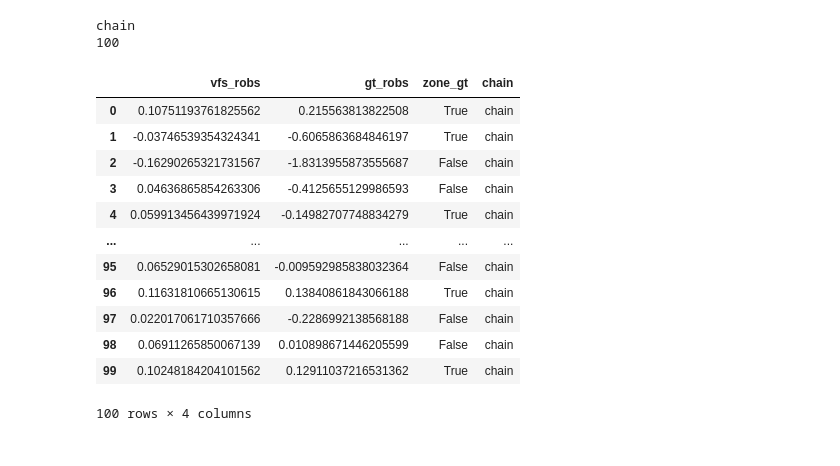
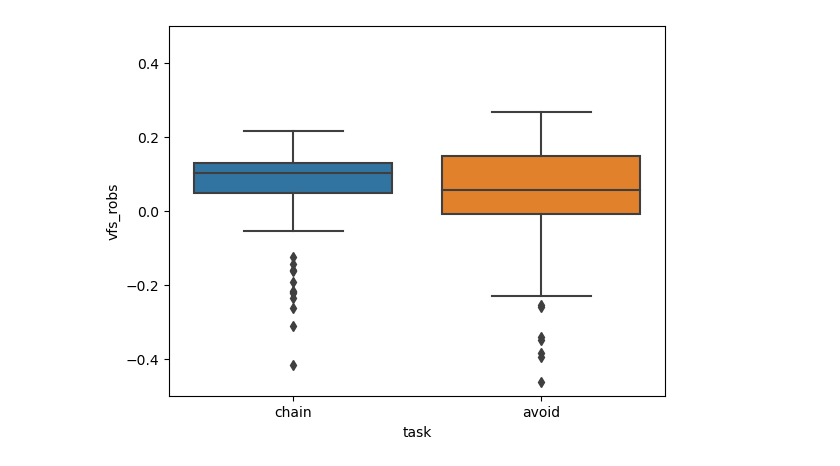
Before and after one commit to harryting-yiting/VFSTL, a Jupyter notebook: VFSTL/controller_evaluation_result/box_plot.ipynb, the cells around one changed output. Cells and saved outputs as stored; diff of their text form; code cells hidden in the pictures.

```diff
--- a/VFSTL/controller_evaluation_result/box_plot.ipynb
+++ b/VFSTL/controller_evaluation_result/box_plot.ipynb
@@ -18,33 +18,24 @@ def task_df(vfs_filepath, gt_filepath, zone_filepath, task_name):
     task_names = np.repeat(task_name, len(zone_gt))
 
     combined = np.stack((vfs_robs, gt_robs, zone_gt, task_names), axis=1)
-    column_vales = ['vfs_robs', 'gt_robs', 'zone_gt', task_name]
+    column_vales = ['vfs_robs', 'gt_robs', 'zone_gt', 'task']
 
     df = pd.DataFrame(data=combined, columns=column_vales)
     return df
 # %%
 # construct dataframe with [vfs_robs, gt_robs, zone_gt]
-chain_vfs_path = '/app/vfstl/src/VFSTL/controller_evaluation_result/vfs_robs_mcts_mpc_chain_expolre1_20240322_070715.pt'
-chain_gt_path = '/app/vfstl/src/VFSTL/controller_evaluation_result/ground_truth_mcts_mpc_chain_expolre1_20240322_070715.pt'
-chain_zone_path = '/app/vfstl/src/VFSTL/controller_evaluation_result/zone_truth_mcts_mpc_chain_expolre1_20240322_070715.pt'
+chain_vfs_path = '/app/vfstl/src/VFSTL/controller_evaluation_result/vfs_robs__mcts_mpc_chain_3c3_20240321_162656.pt'
+chain_gt_path = '/app/vfstl/src/VFSTL/controller_evaluation_result/ground_truth_mcts_mpc_chain_3c3_20240321_162656.pt'
+chain_zone_path = '/app/vfstl/src/VFSTL/controller_evaluation_result/zone_truth__mcts_mpc_chain_3c3_20240321_162656.pt'
 
-df = task_df(chain_vfs_path, chain_gt_path, chain_zone_path, 'chain')
+df_chain = task_df(chain_vfs_path, chain_gt_path, chain_zone_path, 'chain')
 
+avoid_vfs_path = '/app/vfstl/src/VFSTL/controller_evaluation_result/vfs_robs_mcts_mpc_avoid_20240322_091543.pt'
+avoid_gt_path = '/app/vfstl/src/VFSTL/controller_evaluation_result/ground_truth_mcts_mpc_avoid_20240322_091543.pt'
+avoid_zone_path = '/app/vfstl/src/VFSTL/controller_evaluation_result/zone_truth_mcts_mpc_avoid_20240322_091543.pt'
 
-df
+df_avoid = task_df(avoid_vfs_path, avoid_gt_path, avoid_zone_path, 'avoid')
+
+df_plot = pd.concat([df_chain, df_avoid], axis=0)
+df_plot['vfs_robs'] = pd.to_numeric(df_plot['vfs_robs'])
+df_plot['gt_robs'] = pd.to_numeric(df_plot['gt_robs'])
-# %% [output]
-chain
-100
-|  | vfs_robs | gt_robs | zone_gt | chain |
-| 0 | 0.10751193761825562 | 0.215563813822508 | True | chain |
-| 1 | -0.03746539354324341 | -0.6065863684846197 | True | chain |
-| 2 | -0.16290265321731567 | -1.8313955873555687 | False | chain |
-| 3 | 0.04636865854263306 | -0.4125655129986593 | False | chain |
-| 4 | 0.059913456439971924 | -0.14982707748834279 | True | chain |
-| ... | ... | ... | ... | ... |
-| 95 | 0.06529015302658081 | -0.009592985838032364 | False | chain |
-| 96 | 0.11631810665130615 | 0.13840861843066188 | True | chain |
-| 97 | 0.022017061710357666 | -0.2286992138568188 | False | chain |
-| 98 | 0.06911265850067139 | 0.010898671446205599 | False | chain |
-| 99 | 0.10248184204101562 | 0.12911037216531362 | True | chain |
-100 rows × 4 columns
@@ -52,0 +42,7 @@ sns.boxplot(data=df, )
+# %%
+fix, ax = plt.subplots()
+sns.boxplot(data=df_plot, x="task", y="vfs_robs", ax=ax)
+ax.set_ylim(-0.5, 0.5)
+plt.show()
+# %% [output]
+[figure, added]
```
Also changed, not shown: parts of 4 cells of this notebook, 13 other files.
